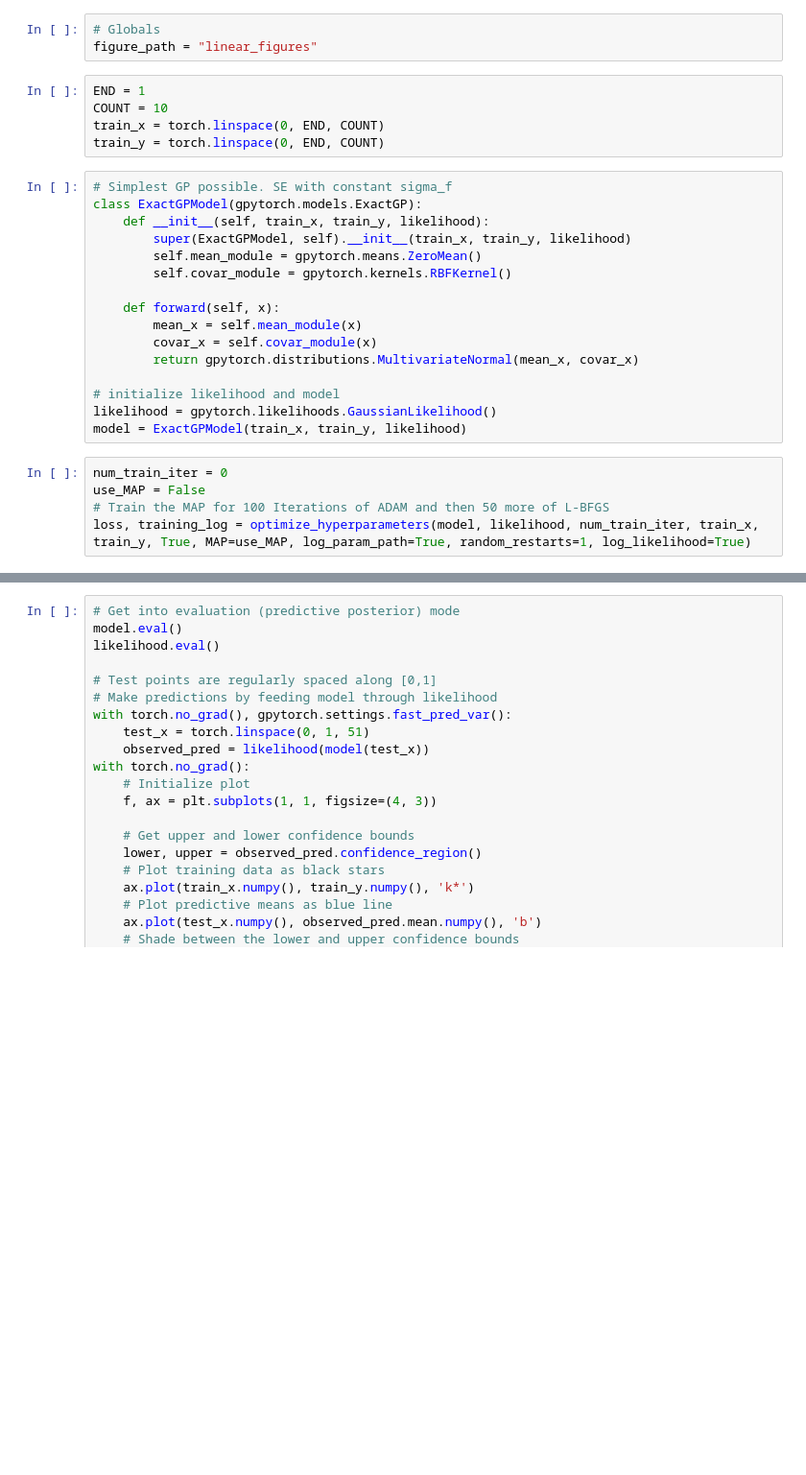
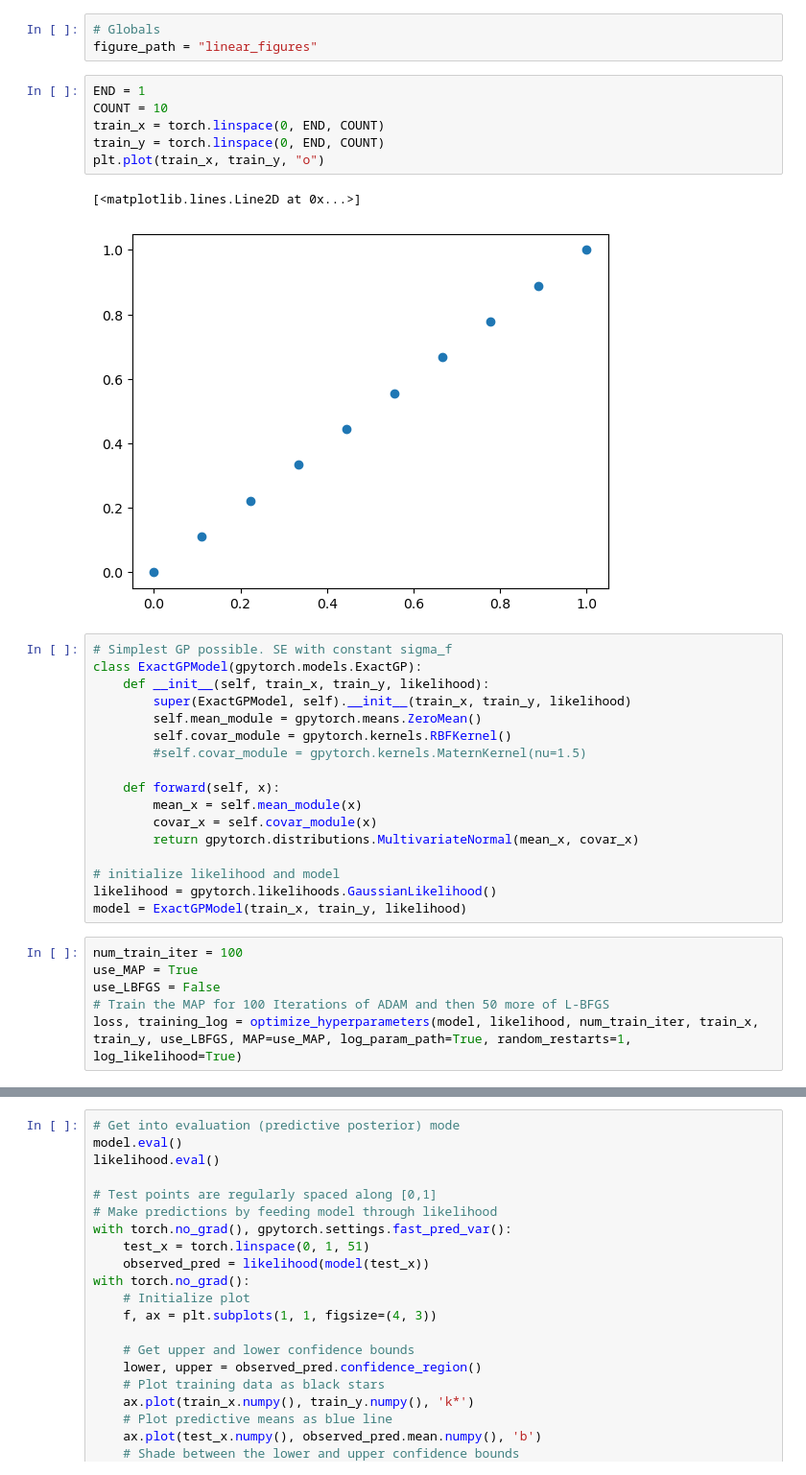
Before and after one commit to ABesginow/LaplaceKernelSearch, a Jupyter notebook: exploration_tests/linear.ipynb, the cells around one changed output, grey strips where cells are left out. Shown: that part at 96% size. Drawn from its saved outputs; the diff is of its cells as text; blank space fills up the shorter version.

```diff
--- a/exploration_tests/linear.ipynb
+++ b/exploration_tests/linear.ipynb
@@ -265,8 +265,12 @@ figure_path = "linear_figures"
 # %%
 END = 1
 COUNT = 10
 train_x = torch.linspace(0, END, COUNT)
 train_y = torch.linspace(0, END, COUNT)
+plt.plot(train_x, train_y, "o")
+# %% [output]
+[<matplotlib.lines.Line2D at 0x...>]
+[figure, added]
 # %%
 # Simplest GP possible. SE with constant sigma_f
 class ExactGPModel(gpytorch.models.ExactGP):
@@ -274,6 +278,7 @@ class ExactGPModel(gpytorch.models.ExactGP):
         super(ExactGPModel, self).__init__(train_x, train_y, likelihood)
         self.mean_module = gpytorch.means.ZeroMean()
         self.covar_module = gpytorch.kernels.RBFKernel()
+        #self.covar_module = gpytorch.kernels.MaternKernel(nu=1.5)
 
     def forward(self, x):
         mean_x = self.mean_module(x)
@@ -284,8 +289,9 @@ class ExactGPModel(gpytorch.models.ExactGP):
 likelihood = gpytorch.likelihoods.GaussianLikelihood()
 model = ExactGPModel(train_x, train_y, likelihood)
 # %%
-num_train_iter = 0
-use_MAP = False
+num_train_iter = 100
+use_MAP = True
+use_LBFGS = False
 # Train the MAP for 100 Iterations of ADAM and then 50 more of L-BFGS
-loss, training_log = optimize_hyperparameters(model, likelihood, num_train_iter, train_x, train_y, True, MAP=use_MAP, log_param_path=True, random_restarts=1, log_likelihood=True)
+loss, training_log = optimize_hyperparameters(model, likelihood, num_train_iter, train_x, train_y, use_LBFGS, MAP=use_MAP, log_param_path=True, random_restarts=1, log_likelihood=True)
 # %%
```
Also changed, not shown: parts of 11 cells of this notebook, 1 other file.
